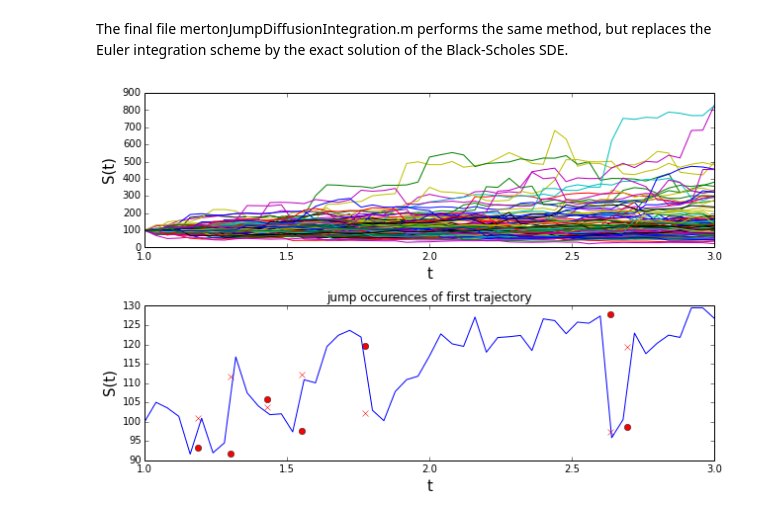
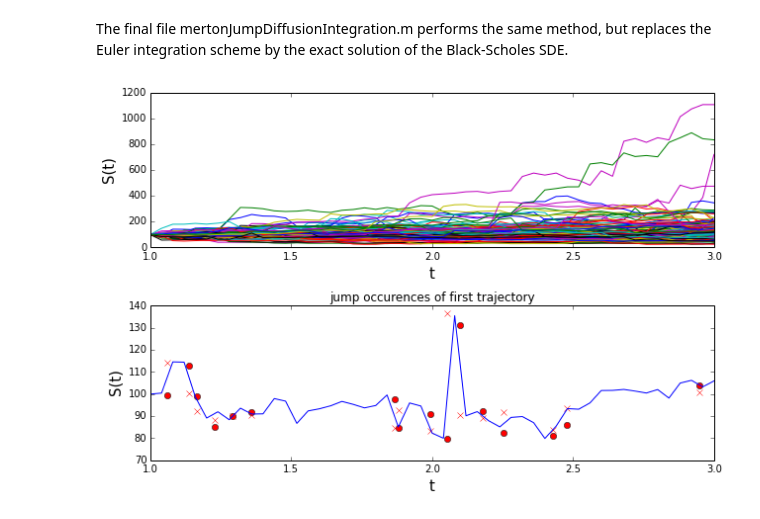
Before and after one commit to olafSmits/MonteCarloMethodsInFinance, a Jupyter notebook: Week 6.ipynb, the cells around one changed output. Cells and saved outputs as stored; diff of their text form; code cells hidden in the pictures.

Commit message:
Fix in example for mertonJumpDiffusionModel

```diff
--- a/Week 6.ipynb
+++ b/Week 6.ipynb
@@ -556,8 +556,8 @@ def exampleMertonJumpDiffusionModel2():
     lda = 5 # average of lda jumps per year
 
     def randJumpY():
-        "Random number generator for jump size"
-        return np.random.lognormal(0, 0.2) - 1
+        "Random number generator for jump"
+        return np.random.lognormal(0, 0.2)
 
     # initial time
     t0 = 1
@@ -583,7 +583,7 @@ def exampleMertonJumpDiffusionModel2():
     ax.set_xlabel('t', fontsize=15); ax.set_ylabel('S(t)', fontsize=15)
     plt.tight_layout()
     plt.show()
-# %%
-exampleMertonJumpDiffusionModel()
-# %% [output]
-[figure, removed]
+# %%
+exampleMertonJumpDiffusionModel2()
+# %% [output]
+[figure, added]
```
